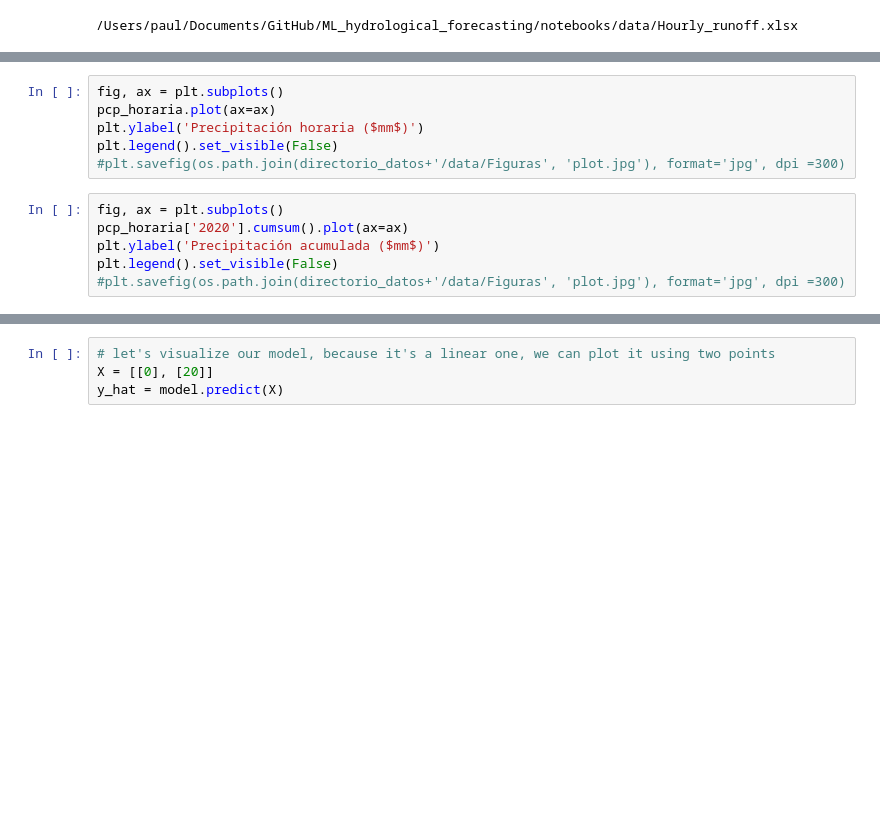
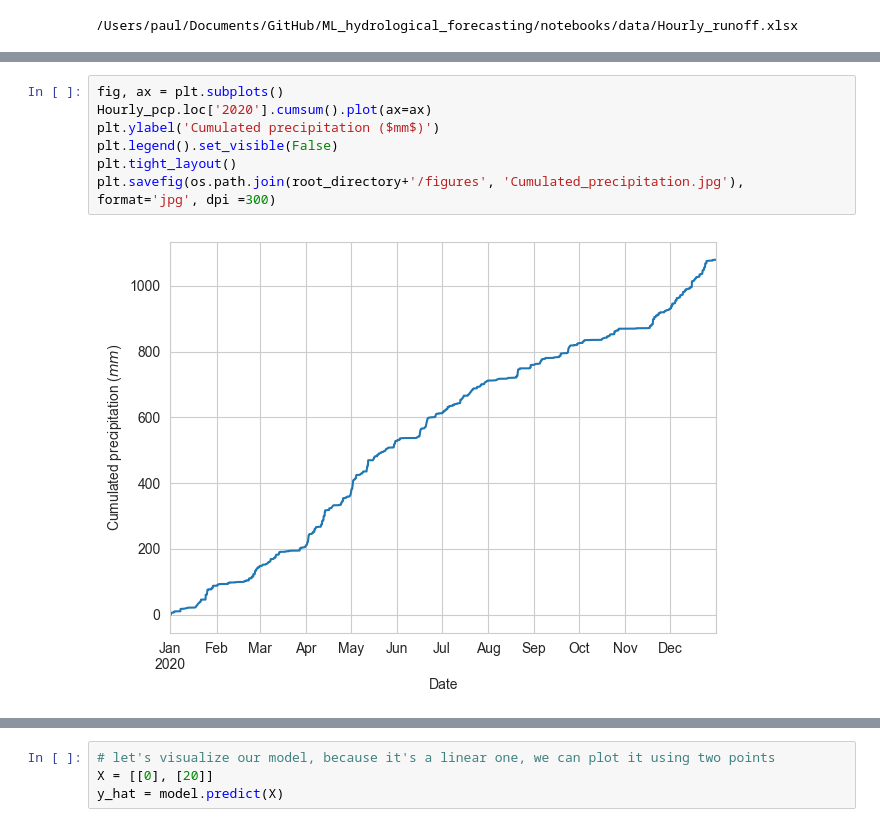
Before and after one commit to paulmunozpauta/Course_ML_hydrological_forecasting, a Jupyter notebook: notebooks/1_ML_introduction.ipynb, the cells around one changed output, grey strips where cells are left out. Saved outputs shown, nothing was run; the diff lists cells and outputs as text; blank space fills up the shorter version.

```diff
--- a/notebooks/1_ML_introduction.ipynb
+++ b/notebooks/1_ML_introduction.ipynb
@@ -268,13 +340,10 @@ pcp_horaria.head(6)
 # %%
 fig, ax = plt.subplots()
-pcp_horaria.plot(ax=ax)
-plt.ylabel('Precipitación horaria ($mm$)')
+Hourly_pcp.loc['2020'].cumsum().plot(ax=ax)
+plt.ylabel('Cumulated precipitation ($mm$)')
 plt.legend().set_visible(False)
-#plt.savefig(os.path.join(directorio_datos+'/data/Figuras', 'plot.jpg'), format='jpg', dpi =300)
+plt.tight_layout()
+plt.savefig(os.path.join(root_directory+'/figures', 'Cumulated_precipitation.jpg'), format='jpg', dpi =300)
+# %% [output]
+[figure, added]
-# %%
-fig, ax = plt.subplots()
-pcp_horaria['2020'].cumsum().plot(ax=ax)
-plt.ylabel('Precipitación acumulada ($mm$)')
-plt.legend().set_visible(False)
-#plt.savefig(os.path.join(directorio_datos+'/data/Figuras', 'plot.jpg'), format='jpg', dpi =300)
 # %%
```
Also changed, not shown: parts of 27 cells of this notebook, 8 other files.
